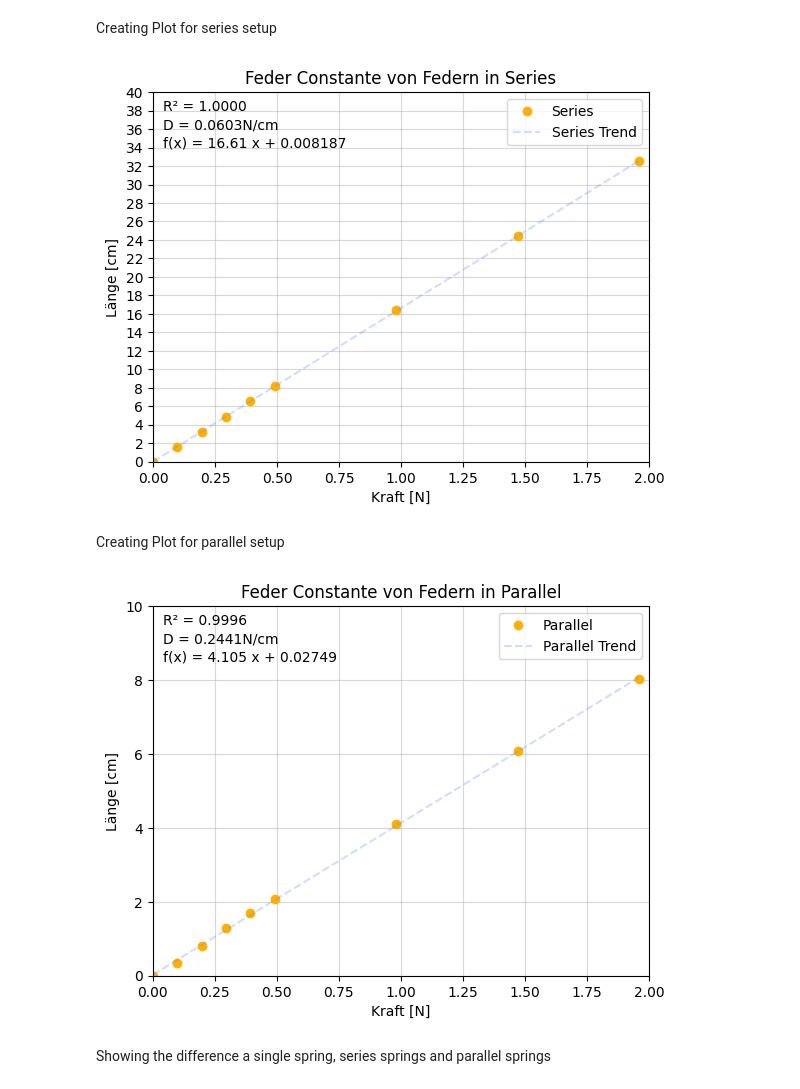
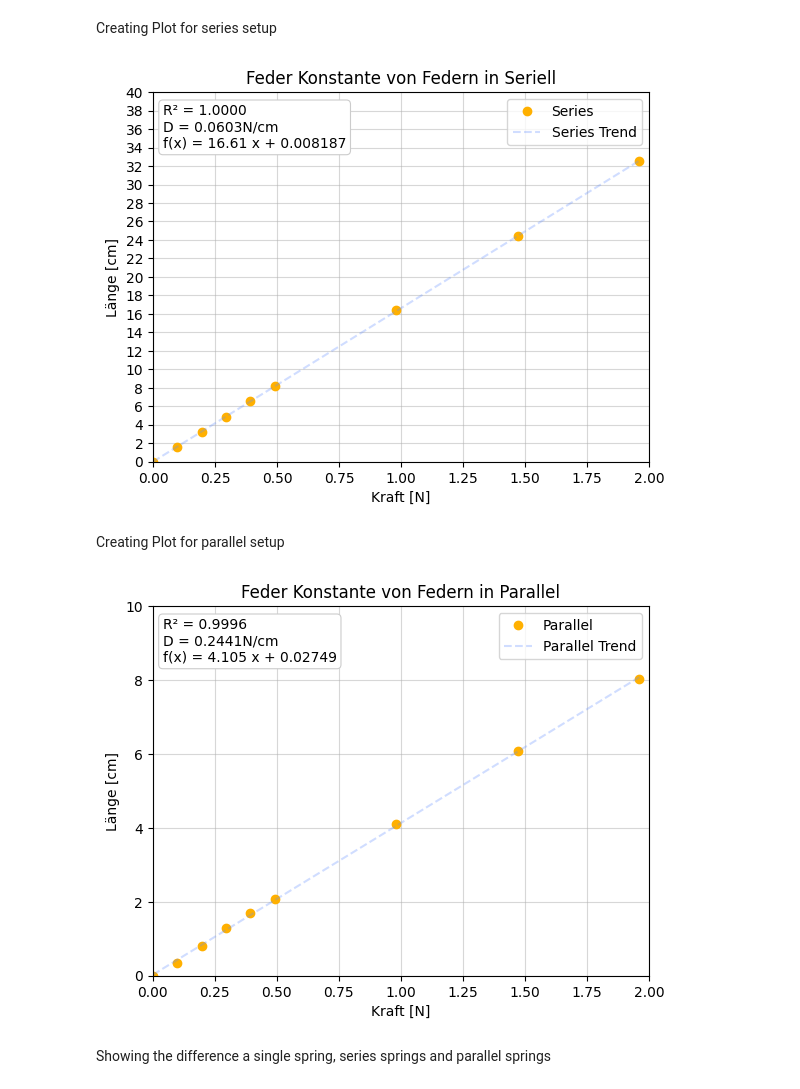
Before and after one commit to Timofey-Makhankov/IDAF-Tech, a Jupyter notebook: analysis/notebook.ipynb, the cells around one changed output. Saved outputs shown, nothing was run; the diff lists cells and outputs as text; code cells hidden in the pictures.

Commit message:
finished statistik chapter with images & fixed small issue in Exp. teil

```diff
--- a/analysis/notebook.ipynb
+++ b/analysis/notebook.ipynb
@@ -45,9 +45,9 @@ spring_parallel_data['Average'] = [np.mean(spring_parallel_data.to_numpy()[i]) f
 # %%
 # Calculate the Standart Deviation from each Row
 spring_1_data['Standart Deviation'] = [np.std(spring_1_data.to_numpy()[i][:3], ddof=1, dtype=np.float64) for i in range(spring_1_data.shape[0])]
-spring_2_data['Standart Deviation'] = [np.std(spring_1_data.to_numpy()[i][:3], ddof=1, dtype=np.float64) for i in range(spring_2_data.shape[0])]
-spring_series_data['Standart Deviation'] = [np.std(spring_1_data.to_numpy()[i][:3], ddof=1, dtype=np.float64) for i in range(spring_series_data.shape[0])]
-spring_parallel_data['Standart Deviation'] = [np.std(spring_1_data.to_numpy()[i][:3], ddof=1, dtype=np.float64) for i in range(spring_parallel_data.shape[0])]
+spring_2_data['Standart Deviation'] = [np.std(spring_2_data.to_numpy()[i][:3], ddof=1, dtype=np.float64) for i in range(spring_2_data.shape[0])]
+spring_series_data['Standart Deviation'] = [np.std(spring_series_data.to_numpy()[i][:3], ddof=1, dtype=np.float64) for i in range(spring_series_data.shape[0])]
+spring_parallel_data['Standart Deviation'] = [np.std(spring_parallel_data.to_numpy()[i][:3], ddof=1, dtype=np.float64) for i in range(spring_parallel_data.shape[0])]
 # %%
 spring_1_data['Standart Deviation'].to_numpy()[0] / np.sqrt(3)
 # %% [output]
@@ -354,33 +354,47 @@ Creating Plot for series setup
 # %%
 fig = plt.figure()
 ax = fig.add_subplot()
 
 major_ticks_x = np.arange(0, 2.1, 0.25)
 major_ticks_y = np.arange(0, 41, 2)
 ax.set_xticks(major_ticks_x)
 ax.set_yticks(major_ticks_y)
 
 ax.grid(visible=True, which='major', axis='both', alpha=0.5)
 
 ax.plot('force', 'length', data=df_plot_series, linestyle='none', marker='o', color='#ffb000', label='Series')
 ax.plot(df_plot_series['force'], p_series(df_plot_series['force']), '--', color='#648fff', label='Series Trend', alpha=0.3)
 
 ax.set(
-    title='Feder Constante von Federn in Series',
+    title='Feder Konstante von Federn in Seriell',
     xlabel='Kraft [N]',
     ylabel='Länge [cm]',
     xlim=[0, 2],
     ylim=[0, 40]
     )
 ax.legend(loc='best')
 
-ax.annotate("R² = {:.4f}".format(r_series.rvalue**2), xy=(0.04, 38))
-ax.annotate("D = {:.4f}N/cm".format(np.divide(loads_data['Force'][8],spring_series_data['height'][8])), xy=(0.04, 36))
-ax.annotate("f(x) = {}".format(str(p_series).lstrip()), xy=(0.04, 34))
+#ax.annotate("R² = {:.4f}".format(r_series.rvalue**2), xy=(0.04, 38))
+#ax.annotate("D = {:.4f}N/cm".format(np.divide(loads_data['Force'][8],spring_series_data['height'][8])), xy=(0.04, 36))
+#ax.annotate("f(x) = {}".format(str(p_series).lstrip()), xy=(0.04, 34))
+
+ax.annotate("R² = {:.4f}\nD = {:.4f}N/cm\nf(x) = {}".format(
+        r_series.rvalue**2,
+        np.divide(loads_data['Force'][8],spring_series_data['height'][8]),
+        str(p_series).lstrip()
+    ),
+    xy=(0.04, 34),
+    bbox=dict(
+        boxstyle="round,pad=0.3",
+        fc='white',
+        ec="0.8",
+        lw=0.8
+    )
+)
 
 plt.show()
 # %% [output]
-[figure, old version]
+[figure, new version]
 # %% [markdown]
 Creating Plot for parallel setup
 # %%
@@ -398,7 +412,7 @@ ax.plot(df_plot_parallel['force'], p_parallel(df_plot_parallel['force']), '--',
 ax.grid(visible=True, which='major', axis='both', alpha=0.5)
 
 ax.set(
-    title='Feder Constante von Federn in Parallel',
+    title='Feder Konstante von Federn in Parallel',
     xlabel='Kraft [N]',
     ylabel='Länge [cm]',
     xlim=[0, 2],
@@ -406,13 +420,27 @@ ax.set(
     )
 ax.legend(loc='best')
 
-ax.annotate("R² = {:.4f}".format(r_parallel.rvalue**2), xy=(0.04, 9.5))
-ax.annotate("D = {:.4f}N/cm".format(np.divide(loads_data['Force'][8],spring_parallel_data['height'][8])), xy=(0.04, 9))
-ax.annotate("f(x) = {}".format(str(p_parallel).lstrip()), xy=(0.04, 8.5))
+#ax.annotate("R² = {:.4f}".format(r_parallel.rvalue**2), xy=(0.04, 9.5))
+#ax.annotate("D = {:.4f}N/cm".format(np.divide(loads_data['Force'][8],spring_parallel_data['height'][8])), xy=(0.04, 9))
+#ax.annotate("f(x) = {}".format(str(p_parallel).lstrip()), xy=(0.04, 8.5))
+
+ax.annotate("R² = {:.4f}\nD = {:.4f}N/cm\nf(x) = {}".format(
+        r_parallel.rvalue**2,
+        np.divide(loads_data['Force'][8],spring_parallel_data['height'][8]),
+        str(p_parallel).lstrip()
+    ),
+    xy=(0.04, 8.5),
+    bbox=dict(
+        boxstyle="round,pad=0.3",
+        fc='white',
+        ec="0.8",
+        lw=0.8
+    )
+)
 
 plt.show()
 # %% [output]
-[figure, old version]
+[figure, new version]
 # %% [markdown]
 Showing the difference a single spring, series springs and parallel springs
 # %%
```
Also changed, not shown: parts of 7 cells of this notebook, 7 other files.
